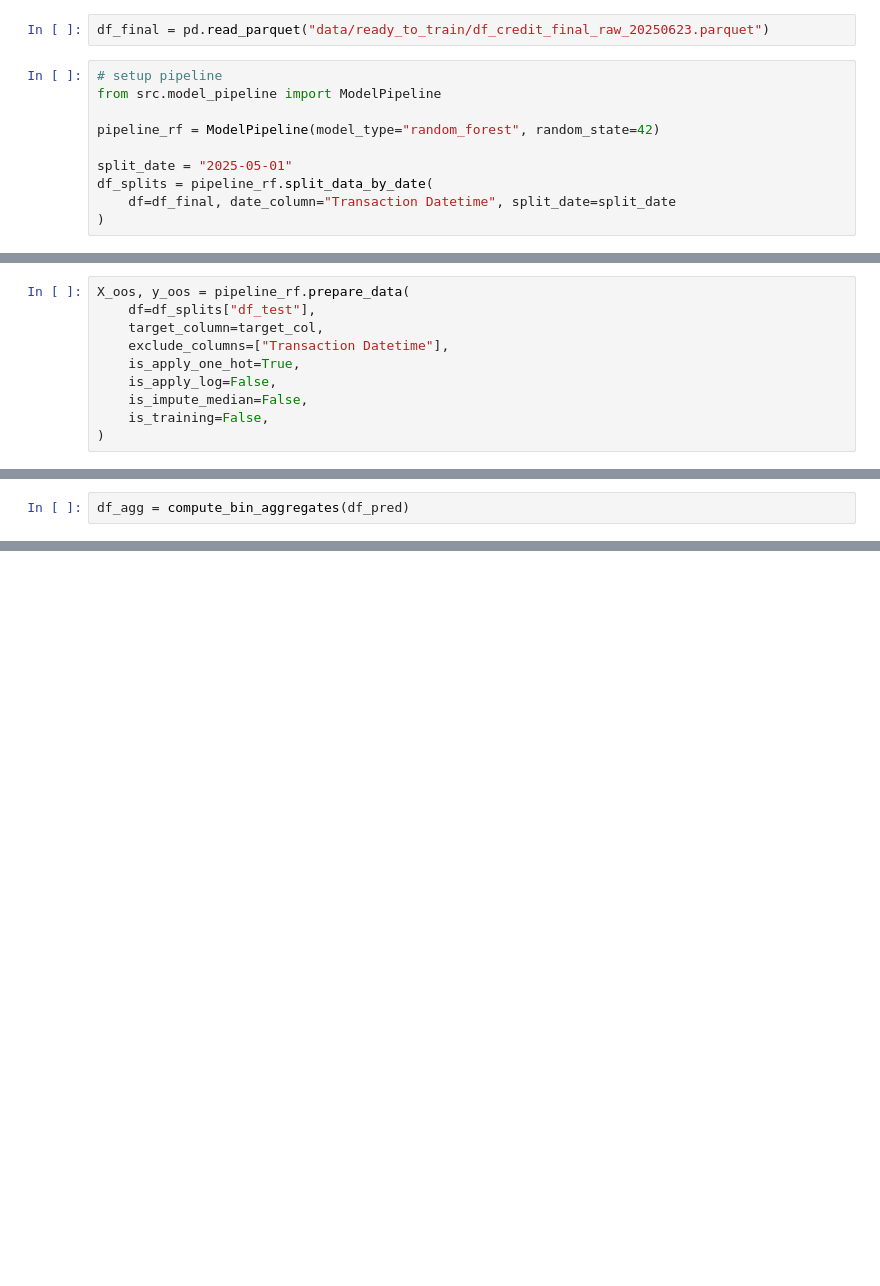
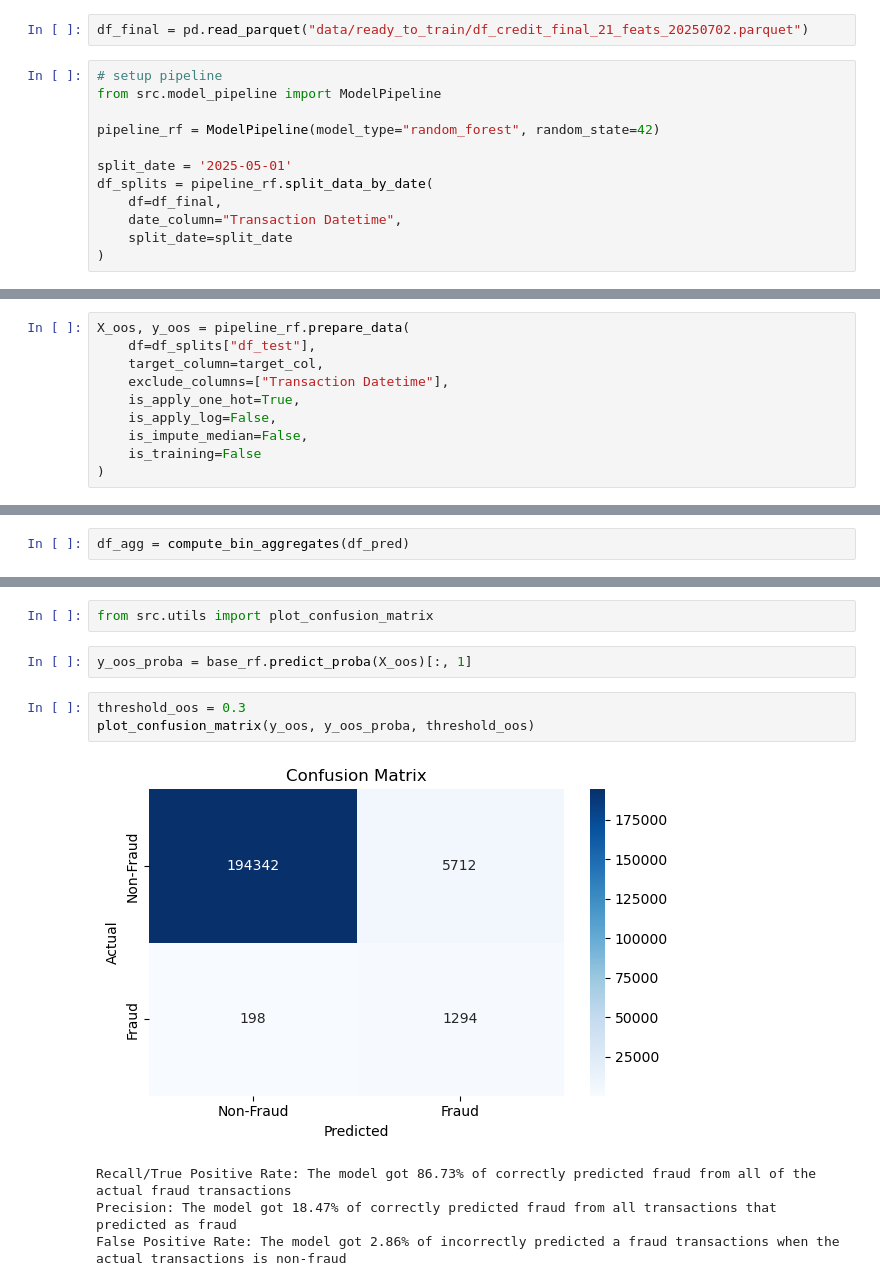
Before and after one commit to gregvidy/model-diagnostic, a Jupyter notebook: 06a. Scoring Analysis - Credit.ipynb, the cells around one changed output, grey strips where cells are left out. Drawn from its saved outputs; the diff is of its cells as text; blank space fills up the shorter version.

```diff
--- a/06a. Scoring Analysis - Credit.ipynb
+++ b/06a. Scoring Analysis - Credit.ipynb
@@ -12,16 +12,18 @@ with open(filepath_base_rf, "rb") as f:
 # %% [markdown]
 ## Data
 # %%
-df_final = pd.read_parquet("data/ready_to_train/df_credit_final_raw_20250623.parquet")
+df_final = pd.read_parquet("data/ready_to_train/df_credit_final_21_feats_20250702.parquet")
 # %%
 # setup pipeline
 from src.model_pipeline import ModelPipeline
 
 pipeline_rf = ModelPipeline(model_type="random_forest", random_state=42)
 
-split_date = "2025-05-01"
+split_date = '2025-05-01'
 df_splits = pipeline_rf.split_data_by_date(
-    df=df_final, date_column="Transaction Datetime", split_date=split_date
+    df=df_final,
+    date_column="Transaction Datetime",
+    split_date=split_date
 )
 # %% [output]
 Initializing ModelPipeline with model type: random_forest
@@ -67,7 +69,7 @@ X_oos, y_oos = pipeline_rf.prepare_data(
     is_apply_one_hot=True,
     is_apply_log=False,
     is_impute_median=False,
-    is_training=False,
+    is_training=False
 )
 # %% [output]
 Preparing data (is_training=False)...
@@ -107,0 +151,12 @@ df_agg.to_csv("data/result/credit_rf_bin_proba_analysis_20250623.csv")
+# %%
+from src.utils import plot_confusion_matrix
+# %%
+y_oos_proba = base_rf.predict_proba(X_oos)[:, 1]
+# %%
+threshold_oos = 0.3
+plot_confusion_matrix(y_oos, y_oos_proba, threshold_oos)
+# %% [output]
+[figure, added]
+Recall/True Positive Rate: The model got 86.73% of correctly predicted fraud from all of the actual fraud transactions
+Precision: The model got 18.47% of correctly predicted fraud from all transactions that predicted as fraud
+False Positive Rate: The model got 2.86% of incorrectly predicted a fraud transactions when the actual transactions is non-fraud
```
Also changed, not shown: parts of 20 cells of this notebook, 20 other files.
